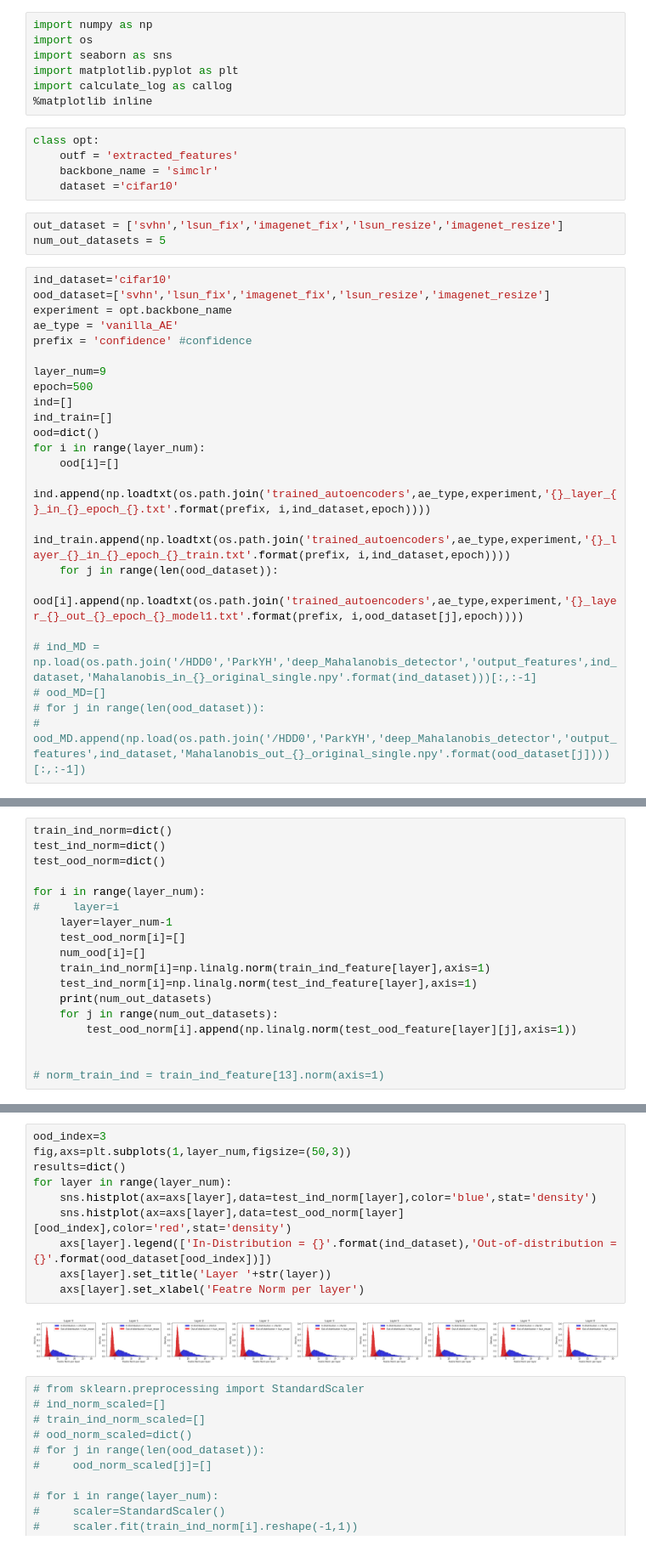
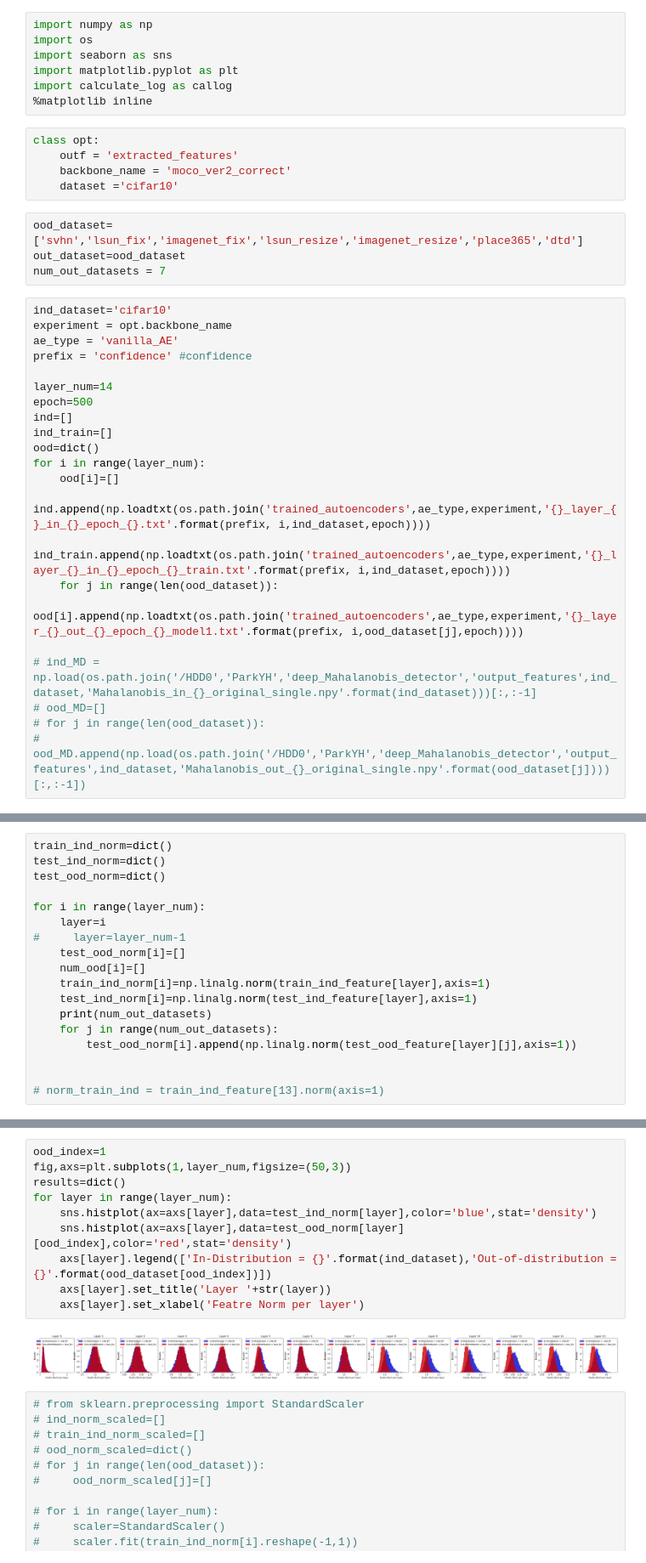
Before and after one commit to younghyopark/FROD, a Jupyter notebook: revised_anomaly_score.ipynb, the cells around one changed output, grey strips where cells are left out. Shown at 85% size. Saved outputs shown, nothing was run; the diff lists cells and outputs as text.

```diff
--- a/revised_anomaly_score.ipynb
+++ b/revised_anomaly_score.ipynb
@@ -8,19 +8,19 @@ import calculate_log as callog
 # %%
 class opt:
     outf = 'extracted_features'
-    backbone_name = 'simclr'
+    backbone_name = 'moco_ver2_correct'
     dataset ='cifar10'
 # %%
-out_dataset = ['svhn','lsun_fix','imagenet_fix','lsun_resize','imagenet_resize']
-num_out_datasets = 5
+ood_dataset=['svhn','lsun_fix','imagenet_fix','lsun_resize','imagenet_resize','place365','dtd']
+out_dataset=ood_dataset
+num_out_datasets = 7
 # %%
 ind_dataset='cifar10'
-ood_dataset=['svhn','lsun_fix','imagenet_fix','lsun_resize','imagenet_resize']
 experiment = opt.backbone_name
 ae_type = 'vanilla_AE'
 prefix = 'confidence' #confidence
 
-layer_num=9
+layer_num=14
 epoch=500
 ind=[]
 ind_train=[]
@@ -81,8 +80,8 @@ test_ind_norm=dict()
 test_ood_norm=dict()
 
 for i in range(layer_num):
-#     layer=i
-    layer=layer_num-1
+    layer=i
+#     layer=layer_num-1
     test_ood_norm[i]=[]
     num_ood[i]=[]
     train_ind_norm[i]=np.linalg.norm(train_ind_feature[layer],axis=1)
@@ -106,15 +110,15 @@ for i in range(layer_num):
 # %%
-ood_index=3
+ood_index=1
 fig,axs=plt.subplots(1,layer_num,figsize=(50,3))
 results=dict()
 for layer in range(layer_num):
     sns.histplot(ax=axs[layer],data=test_ind_norm[layer],color='blue',stat='density')
     sns.histplot(ax=axs[layer],data=test_ood_norm[layer][ood_index],color='red',stat='density')
     axs[layer].legend(['In-Distribution = {}'.format(ind_dataset),'Out-of-distribution = {}'.format(ood_dataset[ood_index])])
     axs[layer].set_title('Layer '+str(layer))
     axs[layer].set_xlabel('Featre Norm per layer')
 # %% [output]
-[figure, old version]
+[figure, new version]
 # %%
 # from sklearn.preprocessing import StandardScaler
 # ind_norm_scaled=[]
```
Also changed, not shown: parts of 5 cells of this notebook, 1 other file.
